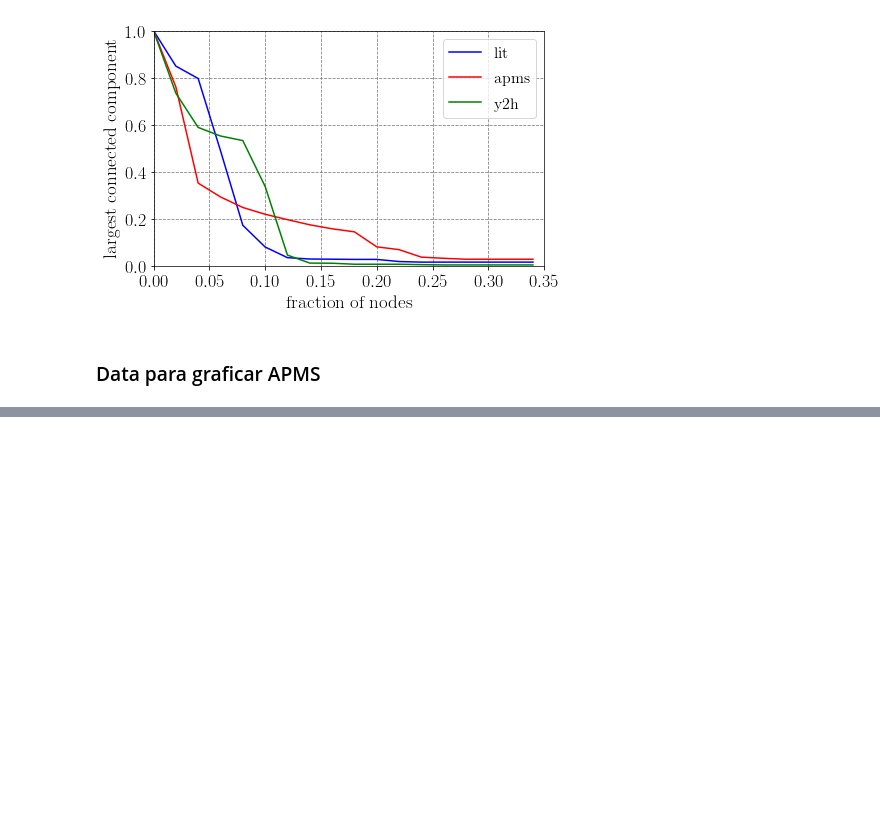
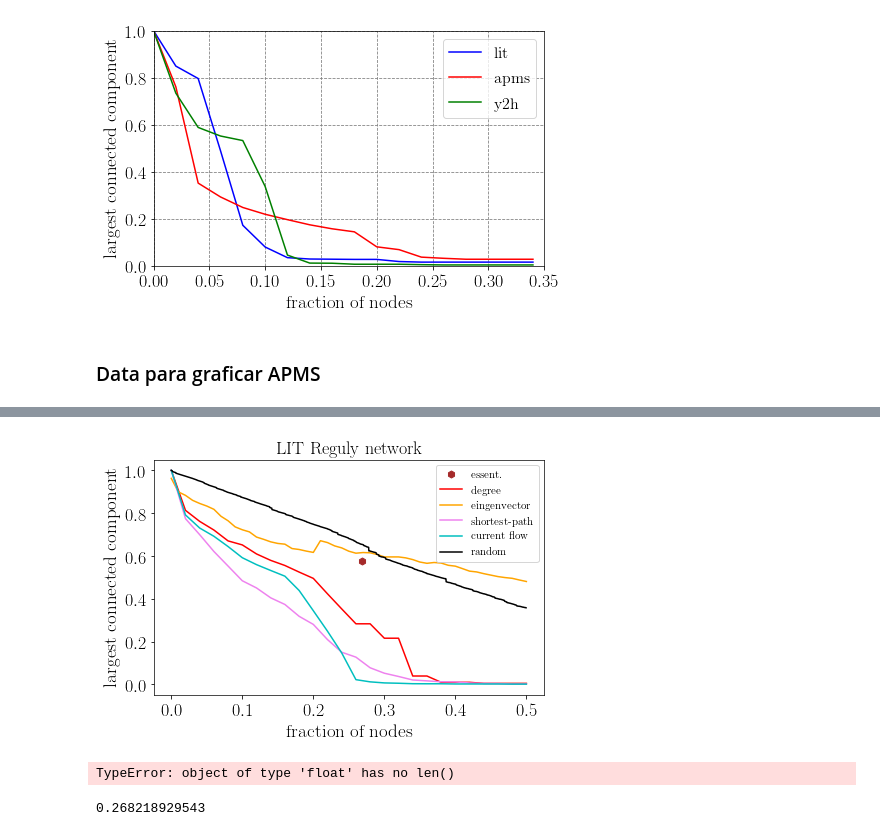
Before and after one commit to ignaciosticco/tp2, a Jupyter notebook: tp2.ipynb, the cells around one changed output, grey strips where cells are left out. Saved outputs shown, nothing was run; the diff lists cells and outputs as text; code cells hidden in the pictures; blank space fills up the shorter version.

```diff
--- a/tp2.ipynb
+++ b/tp2.ipynb
@@ -695,0 +807,44 @@ plt.show()
+# %%
+# Random
+resultado_random_LIT_Reguly =  funcion_remove_random(G_LIT_Reguly,0.50)
+# %%
+# Degree
+resultado_degree_LIT_Reguly =  funcion_remove_degree(G_LIT_Reguly,50)
+# %%
+# Eingenvector
+resultado_eingenvector_LIT_Reguly =  funcion_remove_eigenvector(G_LIT_Reguly,50)
+# %%
+# Esenciales
+resultado_esenciles_LIT_Reguly =  rem_esenciales(G_LIT_Reguly)
+# %%
+### Grafico LIT_Reguly
+plt.plot(resultado_esenciles_LIT_Reguly[0],resultado_esenciles_LIT_Reguly[1],'h',markersize='7',color = 'brown',label='essent.')
+plt.plot(resultado_degree_LIT_Reguly[0],resultado_degree_LIT_Reguly[1],'-r',label='degree')
+plt.plot(resultado_eingenvector_LIT_Reguly[0],resultado_eingenvector_LIT_Reguly[1],'-',color = 'orange',label='eingenvector')
+plt.plot(resultado_shortest_path2_LIT_Reguly[0],resultado_shortest_path2_LIT_Reguly[1],'-',color = 'violet',label='shortest-path')
+plt.plot(resultado_current_flow2_LIT_Reguly[0],resultado_current_flow2_LIT_Reguly[1],'-c',label='current flow')
+plt.plot(resultado_random_LIT_Reguly[0],resultado_random_LIT_Reguly[1],'-k',label='random')
+plt.title('LIT Reguly network')
+pylab.xlabel('fraction of nodes')
+pylab.ylabel('largest connected component')
+#plt.grid(color='gray', linestyle='--')
+#pylab.ylim(0, 1.0)
+#pylab.xlim(0, 0.35)
+plt.legend(loc='upper right',prop={'size': 11})
+pylab.savefig('Fig3_zotenko_LIT_Reguly.eps', format='eps', dpi=300, bbox_inches='tight')
+plt.show()
+# %% [output]
+[figure, added]
+# %%
+### Guardamos los archivos
+
+output = np.zeros((len(resultado_esenciles_LIT_Reguly[0]),2))
+output[:,0] = resultado_esenciles_LIT_Reguly[0]
+output[:,1] = resultado_esenciles_LIT_Reguly[1]
+np.savetxt('data_fig3_zotenko_litreguly_esenciles.txt',output,fmt = '%2.3f',delimiter = ' ')
+# %% [output]
+TypeError: object of type 'float' has no len()
+# %%
+print(resultado_esenciles_LIT_Reguly[0])
+# %% [output]
+0.268218929543
```
Also changed, not shown: parts of 28 cells of this notebook, 24 other files.
